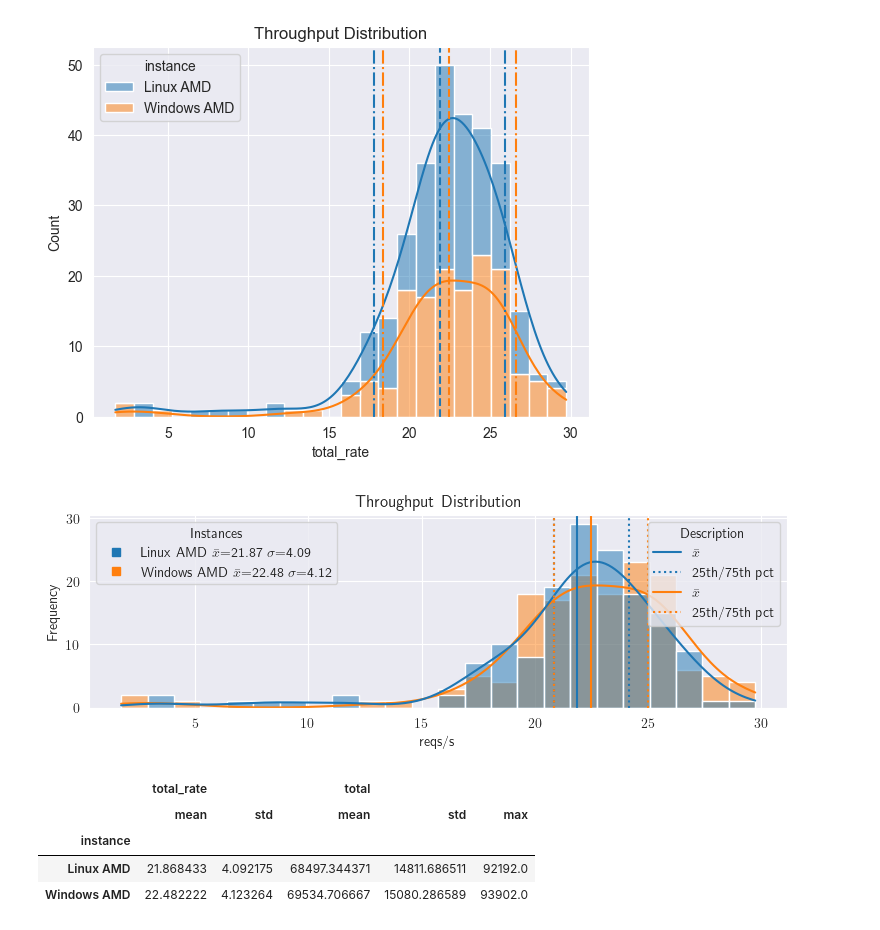
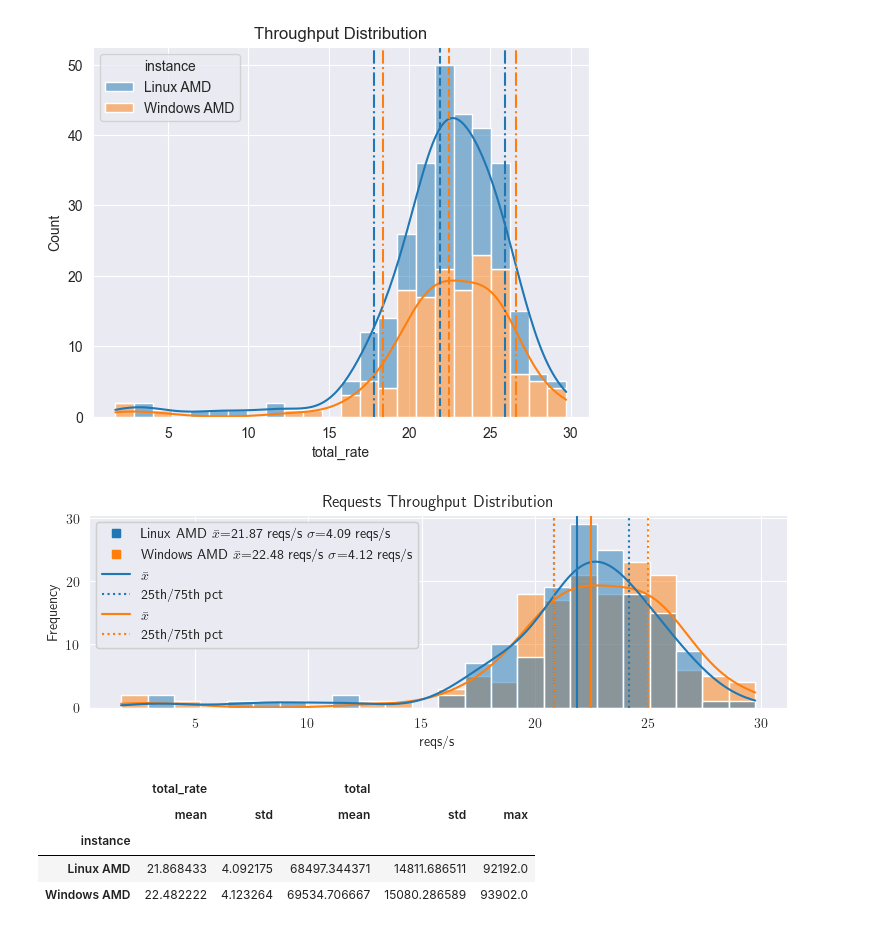
Before and after one commit to epicor-yasuomaidana/metrics-analysis, a Jupyter notebook: Quick Comparison.ipynb, the cells around one changed output. Cells and saved outputs as stored; diff of their text form; code cells hidden in the pictures.

Commit message:
Enhancing Requests Throughput distribution

```diff
--- a/Quick Comparison.ipynb
+++ b/Quick Comparison.ipynb
@@ -205,6 +205,9 @@ plt.show()
 [figure]
 # %%
 import matplotlib.lines as mlines
+
+instances = framed["instance"].unique()
+palette = dict(zip(instances, sns.color_palette("tab10", len(instances))))
 
 plt.rcParams["text.usetex"] = True
 
@@ -219,38 +222,40 @@ for name, group in framed.groupby("instance"):
     mean = group["total_rate"].mean()
     line = ax.axvline(mean, color=palette[name], linestyle="-")
     line_handles.append(mlines.Line2D([], [], color=palette[name], linestyle="-", label=rf"$\bar{{x}}$"))
     std = group["total_rate"].std()
 
     p25 = np.percentile(group["total_rate"], 25)
     p75 = np.percentile(group["total_rate"], 75)
     # # plt.axvspan(p25, p75, color=palette[name], alpha=0.2, label=f"IQR")
     plt.axvline(p25, color=palette[name], linestyle=":")
     plt.axvline(p75, color=palette[name], linestyle=":")
 
     line_handles.append(mlines.Line2D([], [], color=palette[name], linestyle=":", label="25th/75th pct"))
 
     data[name] = {"mean": mean, "std": group["total_rate"].std()}
 
 # Histogram legend (instances)
 hist_handles = [
     mlines.Line2D(
         [], [], color=palette[name], marker='s', linestyle='',
-        label=rf"{name} $\bar{{x}}$={data[name]['mean']:0.2f} $\sigma$={data[name]['std']:0.2f}"
+        label=rf"{name} $\bar{{x}}$={data[name]['mean']:0.2f} reqs/s $\sigma$={data[name]['std']:0.2f} reqs/s"
     )
     for name in instances
 ]
-legend1 = ax.legend(handles=hist_handles, title="Instances", loc="upper left")
+
+hist_handles.extend(line_handles)
+legend1 = ax.legend(handles=hist_handles, title="", loc="upper left")
 ax.add_artist(legend1)
 
 # Median lines legend
-ax.legend(handles=line_handles, title="Description", loc="upper right")
+# ax.legend(handles=line_handles, title="Description", loc="lower left")
 
-plt.title("Throughput Distribution")
+plt.title("Requests Throughput Distribution")
 plt.xlabel(r"reqs/s")
 plt.ylabel("Frequency")
 plt.show()
 # %% [output]
-[figure, old version]
+[figure, new version]
 # %%
 framed.groupby("instance").agg({"total_rate": ['mean', 'std'], "total": ['mean', 'std',"max"]})
 # %% [output]
```
Also changed, not shown: parts of 2 cells of this notebook.
